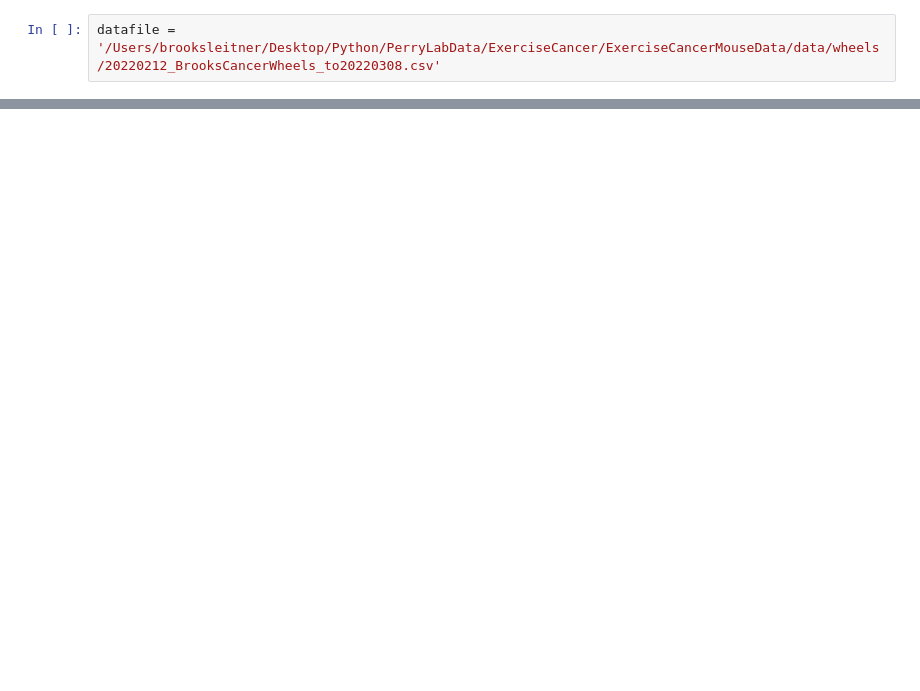
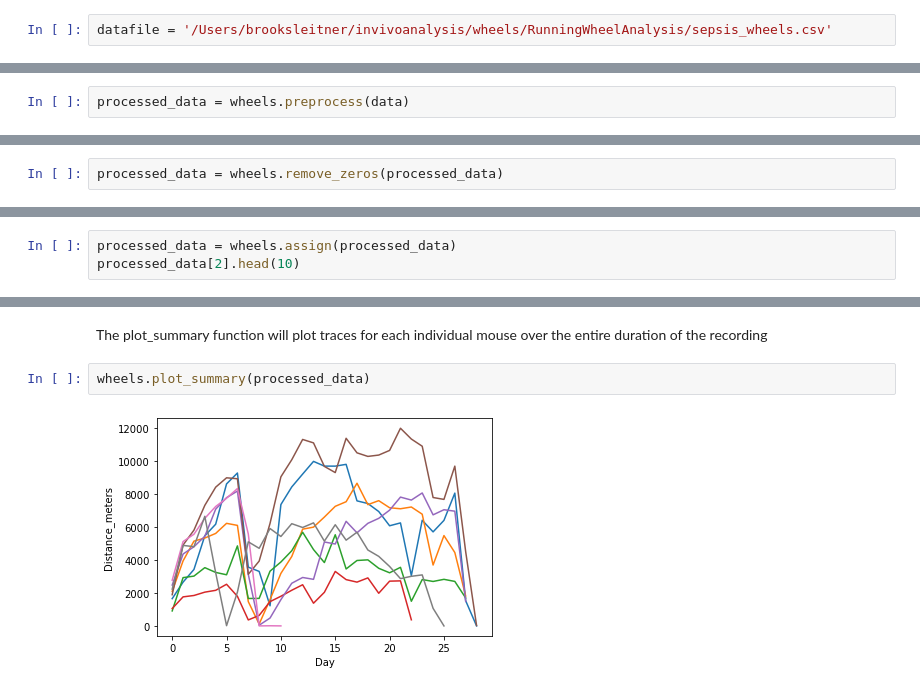
Before and after one commit to BrooksLeitner/RunningWheelAnalysis, a Jupyter notebook: wheel_trial.ipynb, the cells around one changed output, grey strips where cells are left out. Saved outputs shown, nothing was run; the diff lists cells and outputs as text; blank space fills up the shorter version.

```diff
--- a/wheel_trial.ipynb
+++ b/wheel_trial.ipynb
@@ -1,2 +5,2 @@
 # %%
-datafile = '/Users/brooksleitner/Desktop/Python/PerryLabData/ExerciseCancer/ExerciseCancerMouseData/data/wheels/20220212_BrooksCancerWheels_to20220308.csv'
+datafile = '/Users/brooksleitner/invivoanalysis/wheels/RunningWheelAnalysis/sepsis_wheels.csv'
@@ -16,0 +42,2 @@ x, y = wheels.metrics(abc)
+# %%
+processed_data = wheels.preprocess(data)
@@ -16,0 +63,2 @@ x, y = wheels.metrics(abc)
+# %%
+processed_data = wheels.remove_zeros(processed_data)
@@ -16,0 +70,3 @@ x, y = wheels.metrics(abc)
+# %%
+processed_data = wheels.assign(processed_data)
+processed_data[2].head(10)
@@ -16,0 +86,6 @@ x, y = wheels.metrics(abc)
+# %% [markdown]
+The plot_summary function will plot traces for each individual mouse over the entire duration of the recording
+# %%
+wheels.plot_summary(processed_data)
+# %% [output]
+[figure, added]
```
Also changed, not shown: parts of 20 cells of this notebook, 1 other file.
